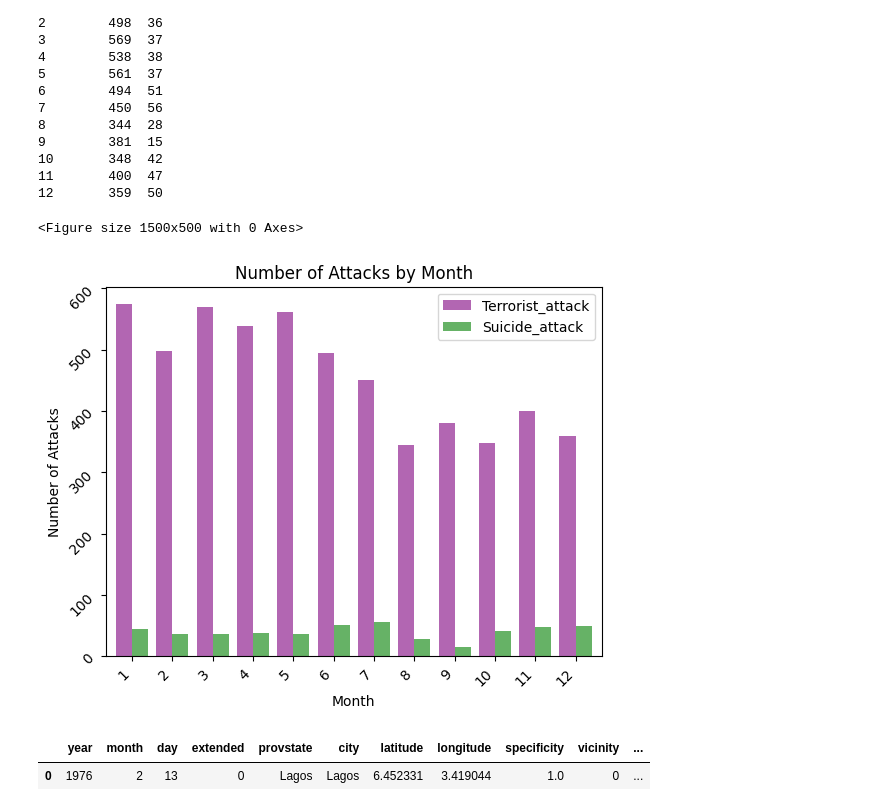
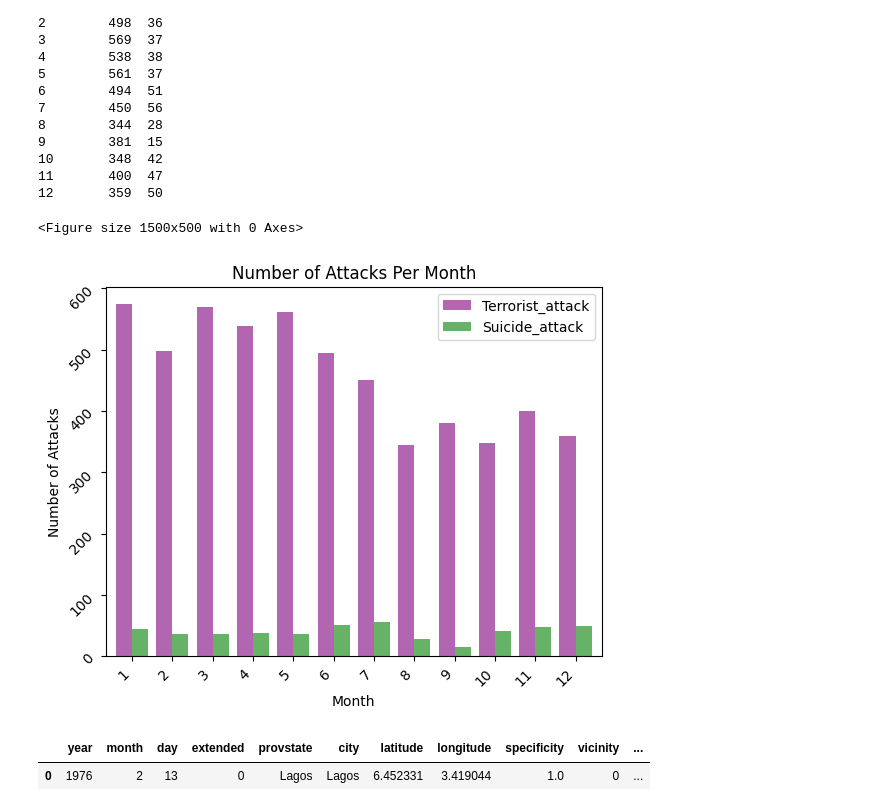
Before and after one commit to danishmeh/Project, a Jupyter notebook: omdena/3rd/terr.ipynb, the cells around one changed output. Cells and saved outputs as stored; diff of their text form; code cells hidden in the pictures.

```diff
--- a/omdena/3rd/terr.ipynb
+++ b/omdena/3rd/terr.ipynb
@@ -176,21 +177,21 @@ month
 # %%
 plt.figure(figsize=(15,5))
 group_data.plot(kind='bar',color=["purple","green"],alpha=0.6,width = 0.8)
 
 plt.ylabel("Numbers of Attacks")
 # Set the title and labels
-plt.title("Number of Attacks by Month")
+plt.title("Number of Attacks Per Month")
 plt.xlabel("Month")
 plt.ylabel("Number of Attacks")
 # Customize the ticks and tick labels
 plt.xticks(rotation=45,ha="right")
 plt.yticks(rotation=45,ha="right")
 # Add a legend
 plt.legend(["Terrorist_attack","Suicide_attack"])
 plt.show()
 # %% [output]
 <Figure size 1500x500 with 0 Axes>
-[figure, old version]
+[figure, new version]
 # %%
 df.head(1)
 # %% [output]
```
Also changed, not shown: parts of 17 cells of this notebook, 8 other files.
